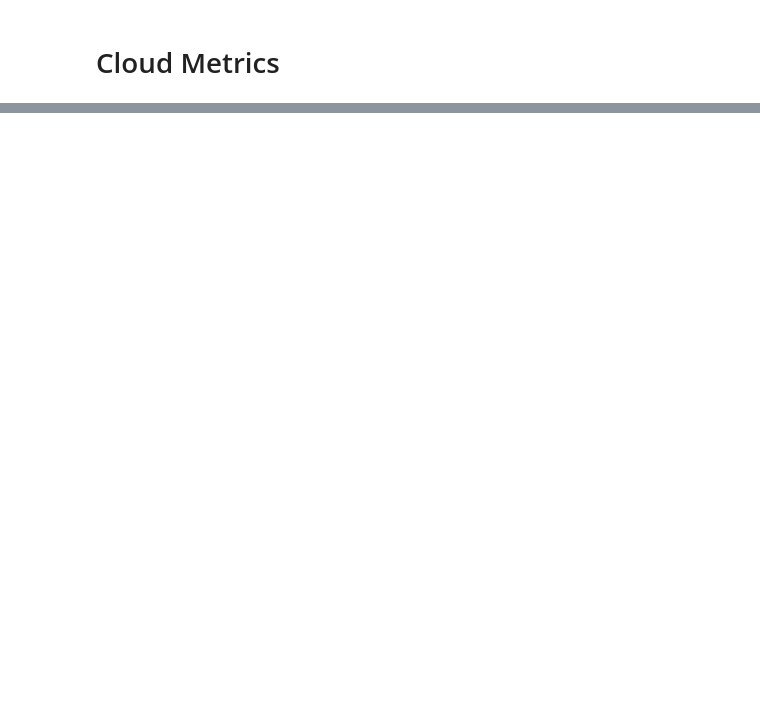
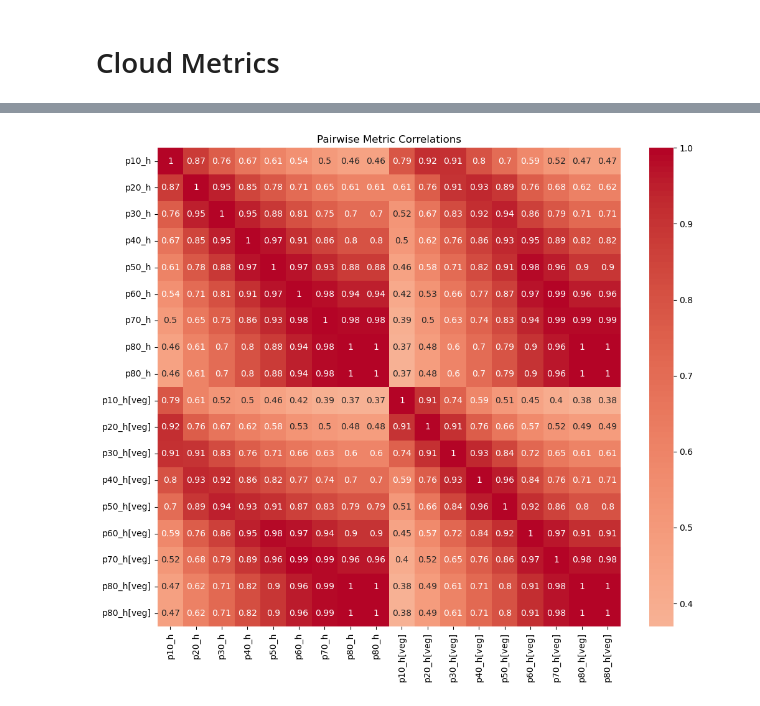
Before and after one commit to jameswesc/masters-thesis, a Jupyter notebook: notebooks/07_cloud_metrics.ipynb, the cells around one changed output, grey strips where cells are left out. Saved outputs shown, nothing was run; the diff lists cells and outputs as text; code cells hidden in the pictures; blank space fills up the shorter version.

```diff
--- a/notebooks/07_cloud_metrics.ipynb
+++ b/notebooks/07_cloud_metrics.ipynb
@@ -45,0 +149,21 @@ dtype: float32
+# %%
+# Compute correlation matrix
+ps = [10, 20, 30, 40, 50, 60, 70, 80, 80]
+cols = []
+for p in ps:
+    cols.append(f'p{p}_h')
+for p in ps:
+    cols.append(f'p{p}_h[veg]')
+    # cols.append(f'p{p}_h[veg]')
+
+select_metrics = df[cols]
+corr_matrix = select_metrics.corr(method='pearson')
+
+
+# Plot heatmap
+plt.figure(figsize=(12, 10))
+sns.heatmap(corr_matrix, annot=True, cmap='coolwarm', center=0)
+plt.title('Pairwise Metric Correlations')
+plt.show()
+# %% [output]
+[figure, added]
```
Also changed, not shown: parts of 19 cells of this notebook, 5 other files.
